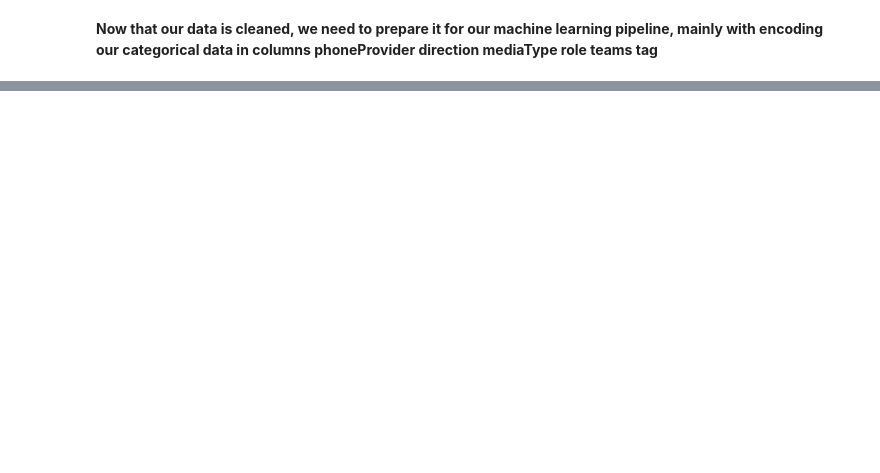
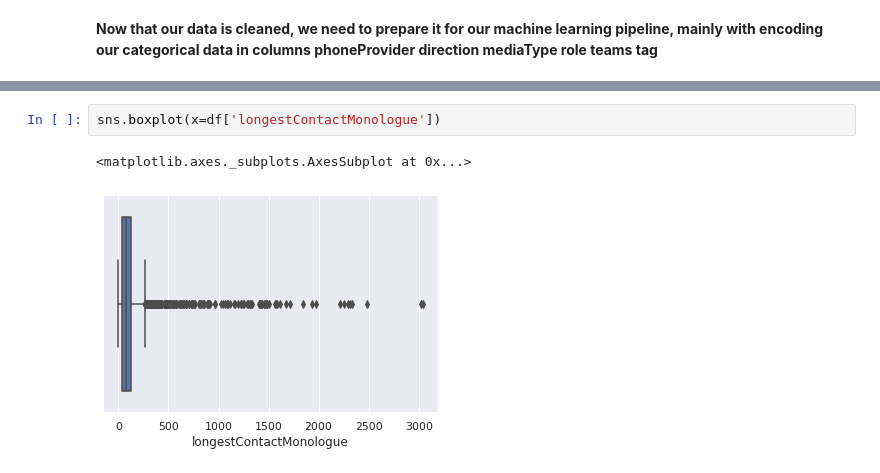
Before and after one commit to MouadEttali/Machine-Learning-Study-, a Jupyter notebook: Test_technique_Modjo.ipynb, the cells around one changed output, grey strips where cells are left out. Saved outputs shown, nothing was run; the diff lists cells and outputs as text; blank space fills up the shorter version.

```diff
--- a/Test_technique_Modjo.ipynb
+++ b/Test_technique_Modjo.ipynb
@@ -245,0 +304,5 @@ dtype: int64
+# %%
+sns.boxplot(x=df['longestContactMonologue'])
+# %% [output]
+<matplotlib.axes._subplots.AxesSubplot at 0x...>
+[figure, added]
```
Also changed, not shown: parts of 136 cells of this notebook.
